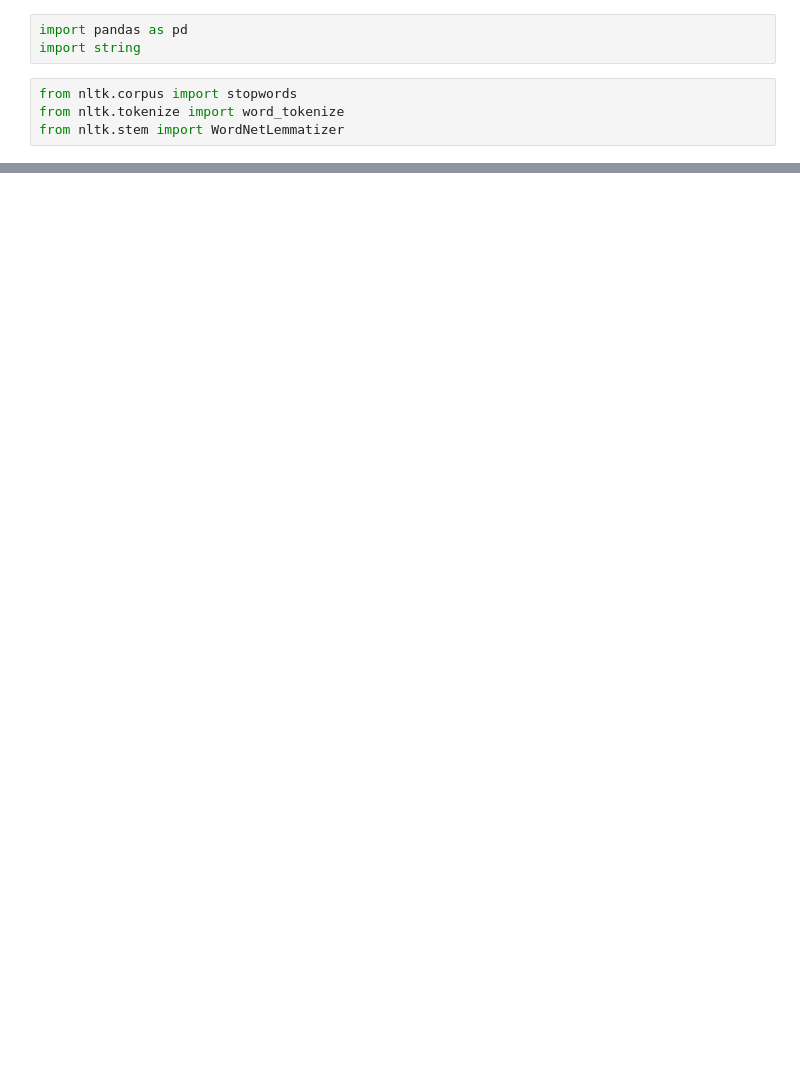
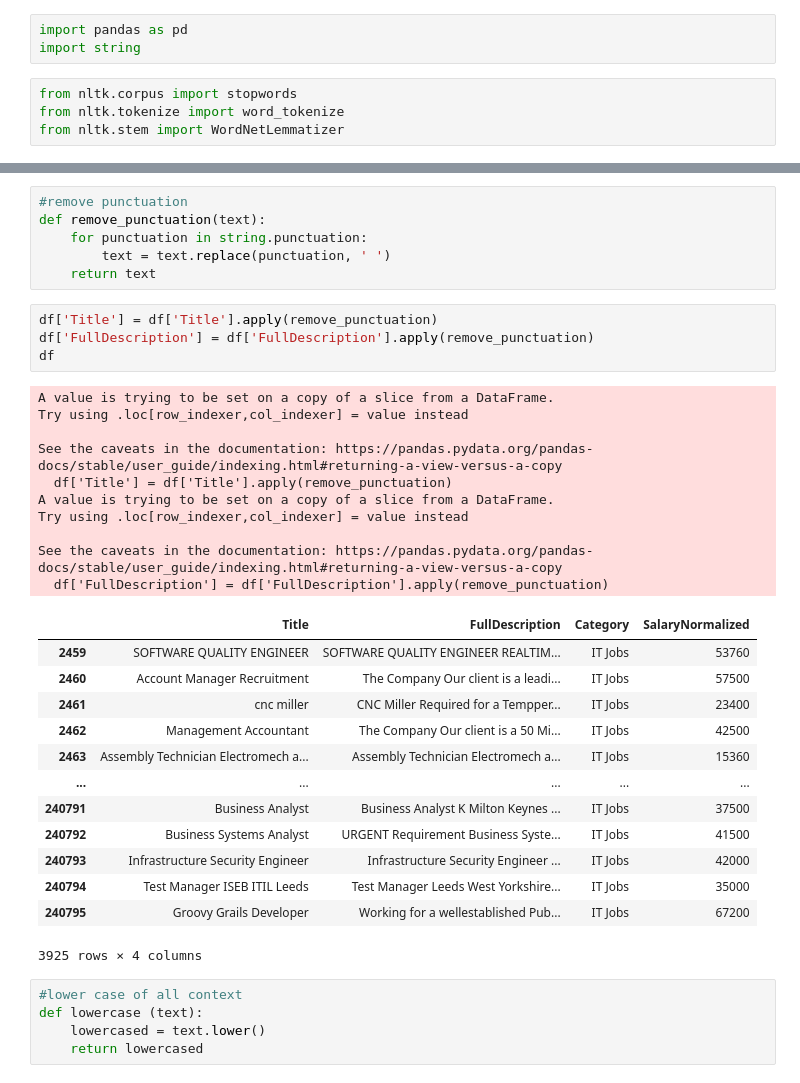
Before and after one commit to NickSzczerb/hooked-on-recruiting, a Jupyter notebook: yan_preprocess/Preprocessing.ipynb, the cells around one changed output, grey strips where cells are left out. Saved outputs shown, nothing was run; the diff lists cells and outputs as text; blank space fills up the shorter version.

```diff
--- a/yan_preprocess/Preprocessing.ipynb
+++ b/yan_preprocess/Preprocessing.ipynb
@@ -275,0 +84,39 @@ cv_nb['test_score'].mean()
+# %%
+#remove punctuation
+def remove_punctuation(text):
+    for punctuation in string.punctuation:
+        text = text.replace(punctuation, ' ')
+    return text
+# %%
+df['Title'] = df['Title'].apply(remove_punctuation)
+df['FullDescription'] = df['FullDescription'].apply(remove_punctuation)
+df
+# %% [output]
+A value is trying to be set on a copy of a slice from a DataFrame.
+Try using .loc[row_indexer,col_indexer] = value instead
+
+See the caveats in the documentation: https://pandas.pydata.org/pandas-docs/stable/user_guide/indexing.html#returning-a-view-versus-a-copy
+  df['Title'] = df['Title'].apply(remove_punctuation)
+A value is trying to be set on a copy of a slice from a DataFrame.
+Try using .loc[row_indexer,col_indexer] = value instead
+
+See the caveats in the documentation: https://pandas.pydata.org/pandas-docs/stable/user_guide/indexing.html#returning-a-view-versus-a-copy
+  df['FullDescription'] = df['FullDescription'].apply(remove_punctuation)
+|  | Title | FullDescription | Category | SalaryNormalized |
+| 2459 | SOFTWARE QUALITY ENGINEER | SOFTWARE QUALITY ENGINEER REALTIM... | IT Jobs | 53760 |
+| 2460 | Account Manager Recruitment | The Company Our client is a leadi... | IT Jobs | 57500 |
+| 2461 | cnc miller | CNC Miller Required for a Tempper... | IT Jobs | 23400 |
+| 2462 | Management Accountant | The Company Our client is a 50 Mi... | IT Jobs | 42500 |
+| 2463 | Assembly Technician Electromech a... | Assembly Technician Electromech a... | IT Jobs | 15360 |
+| ... | ... | ... | ... | ... |
+| 240791 | Business Analyst | Business Analyst K Milton Keynes ... | IT Jobs | 37500 |
+| 240792 | Business Systems Analyst | URGENT Requirement Business Syste... | IT Jobs | 41500 |
+| 240793 | Infrastructure Security Engineer | Infrastructure Security Engineer ... | IT Jobs | 42000 |
+| 240794 | Test Manager ISEB ITIL Leeds | Test Manager Leeds West Yorkshire... | IT Jobs | 35000 |
+| 240795 | Groovy Grails Developer | Working for a wellestablished Pub... | IT Jobs | 67200 |
+3925 rows × 4 columns
+# %%
+#lower case of all context
+def lowercase (text):
+    lowercased = text.lower()
+    return lowercased
```
Also changed, not shown: parts of 47 cells of this notebook.
